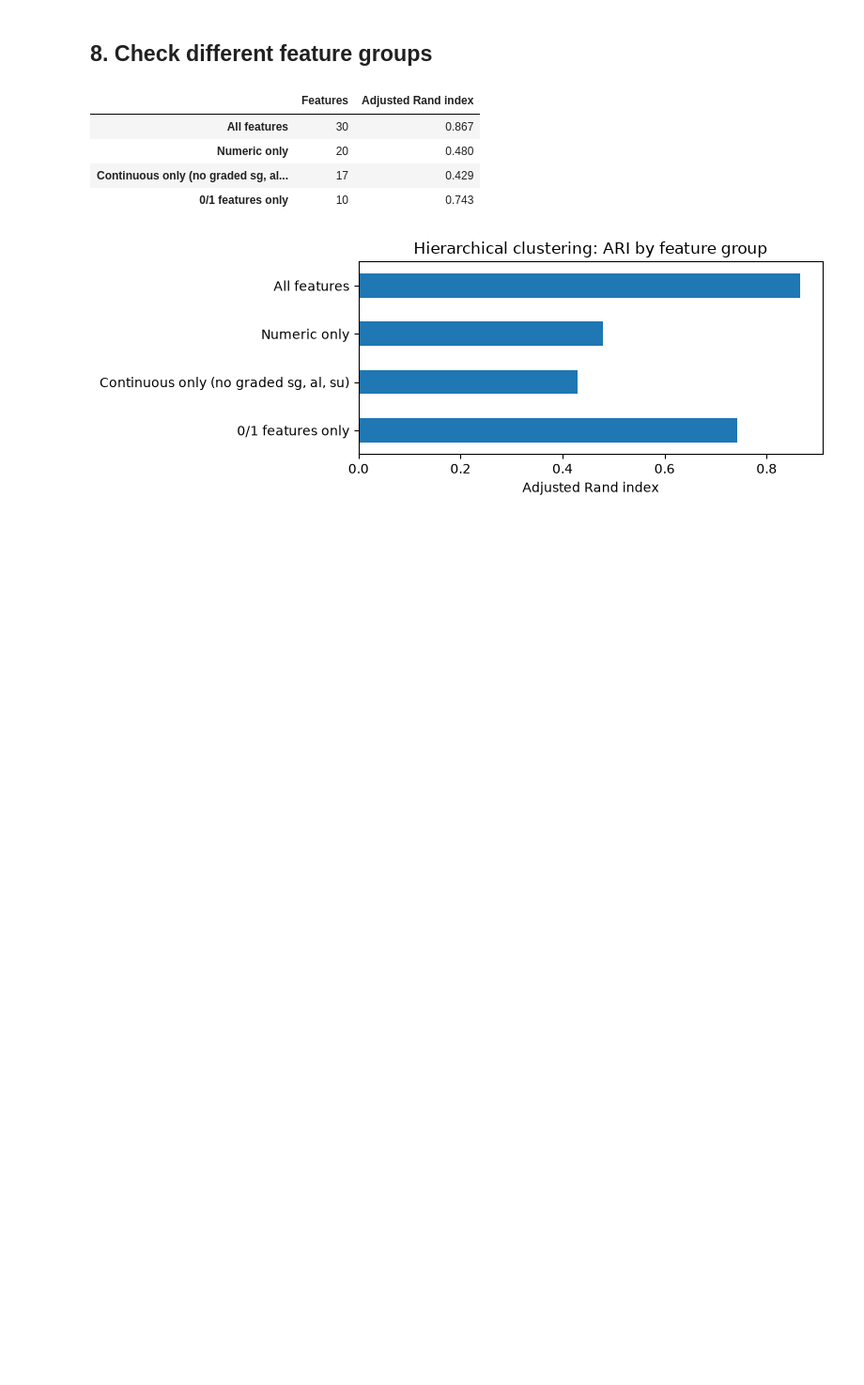
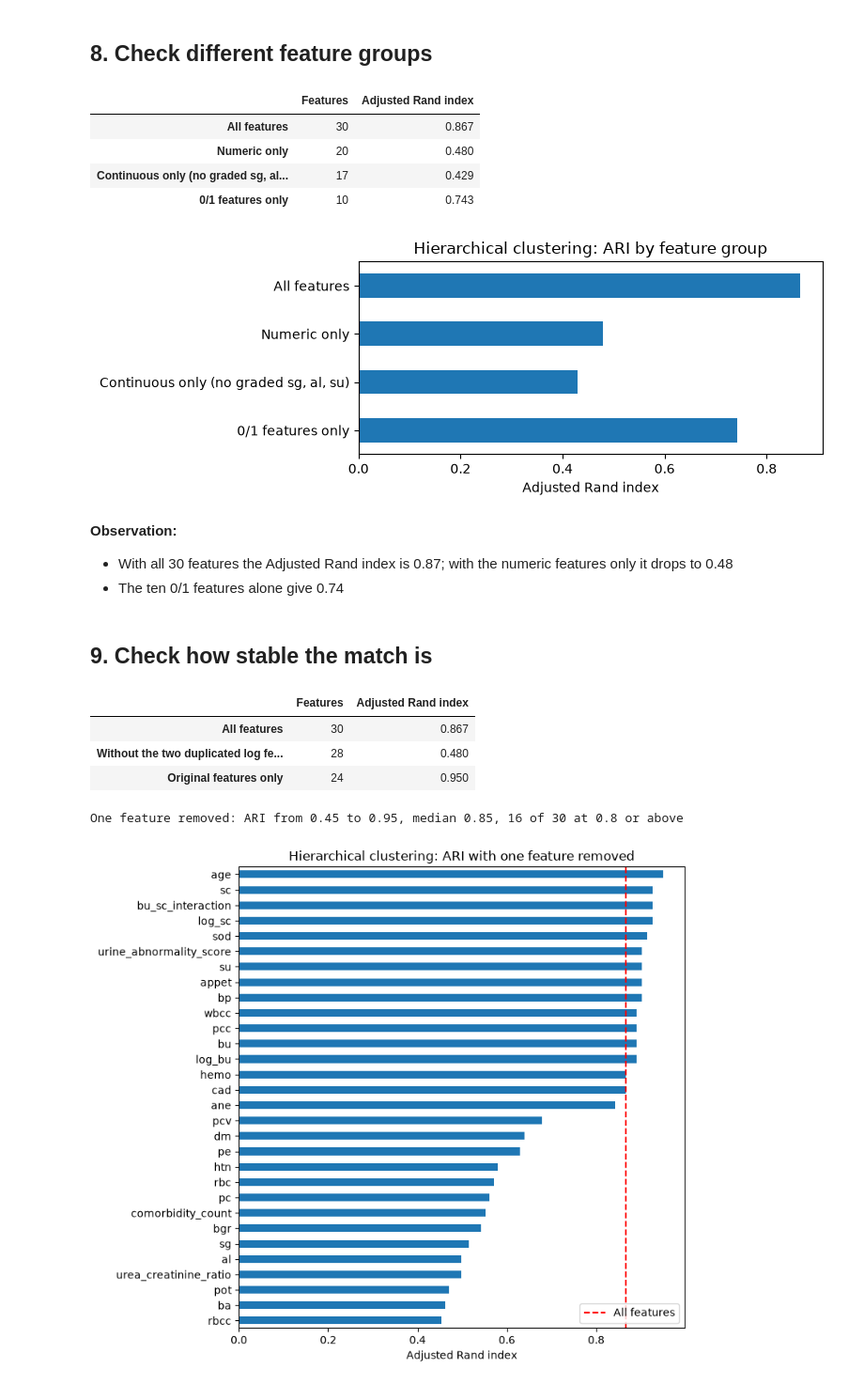
Before and after one commit to elgazar24/f21dl-2026-27-PG-group-13, a Jupyter notebook: src/notebooks/2_Data_Analysis/Clustering/Clustering.ipynb, the cells around one changed output. Shown at 94% size. Saved outputs shown, nothing was run; the diff lists cells and outputs as text; code cells hidden in the pictures; blank space fills up the shorter version.

Commit message:
Clustering: add stability check

```diff
--- a/src/notebooks/2_Data_Analysis/Clustering/Clustering.ipynb
+++ b/src/notebooks/2_Data_Analysis/Clustering/Clustering.ipynb
@@ -311,3 +315,45 @@ plt.show()
 | Continuous only (no graded sg, al... | 17 | 0.429 |
 | 0/1 features only | 10 | 0.743 |
 [figure]
+# %% [markdown]
+**Observation:**
+- With all 30 features the Adjusted Rand index is 0.87; with the numeric features only it drops to 0.48
+- The ten 0/1 features alone give 0.74
+# %% [markdown]
+## 9. Check how stable the match is
+# %%
+engineered = ["comorbidity_count", "urea_creatinine_ratio", "log_bu", "log_sc", "urine_abnormality_score", "bu_sc_interaction"]
+
+
+def ward_ari(cols):
+    return adjusted_rand_score(y, AgglomerativeClustering(2, linkage="ward").fit_predict(X[cols]))
+
+
+sets = {
+    "All features": list(X.columns),
+    "Without the two duplicated log features": [c for c in X.columns if c not in ["log_bu", "log_sc"]],
+    "Original features only": [c for c in X.columns if c not in engineered],
+}
+display(pd.DataFrame({
+    "Features": [len(cols) for cols in sets.values()],
+    "Adjusted Rand index": [ward_ari(cols) for cols in sets.values()],
+}, index=list(sets)).round(3))
+
+# Remove one feature at a time
+one_out = pd.Series({c: ward_ari([f for f in X.columns if f != c]) for c in X.columns}).sort_values()
+print(f"One feature removed: ARI from {one_out.min():.2f} to {one_out.max():.2f}, median {one_out.median():.2f}, "
+      f"{(one_out >= 0.8).sum()} of {len(one_out)} at 0.8 or above")
+
+one_out.plot(kind="barh", figsize=(8, 7), title="Hierarchical clustering: ARI with one feature removed")
+plt.axvline(ward_ari(list(X.columns)), color="red", linestyle="--", label="All features")
+plt.xlabel("Adjusted Rand index")
+plt.legend()
+plt.tight_layout()
+plt.show()
+# %% [output]
+|  | Features | Adjusted Rand index |
+| All features | 30 | 0.867 |
+| Without the two duplicated log fe... | 28 | 0.480 |
+| Original features only | 24 | 0.950 |
+One feature removed: ARI from 0.45 to 0.95, median 0.85, 16 of 30 at 0.8 or above
+[figure, added]
```
Also changed, not shown: parts of 5 cells of this notebook.
